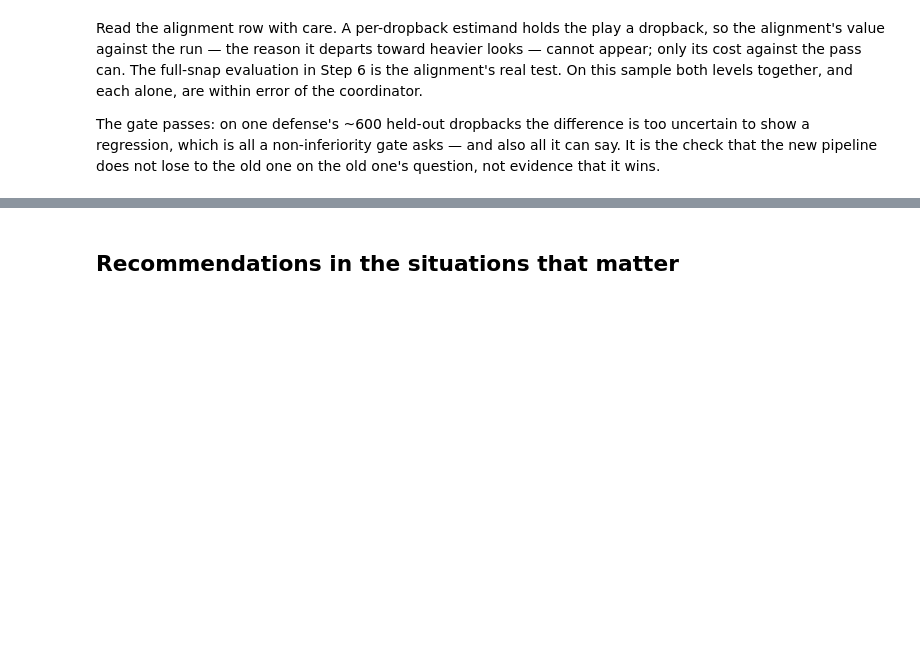
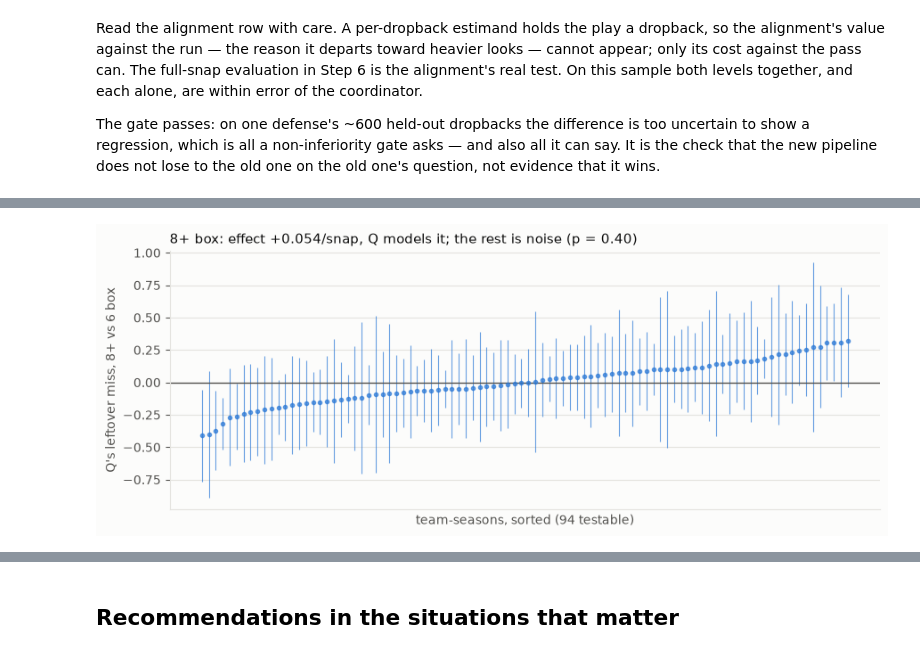
Before and after one commit to pendsec/nfl-playcalling, a Jupyter notebook: notebooks/v3_pipeline_walkthrough.ipynb, the cells around one changed output, grey strips where cells are left out. Saved outputs shown, nothing was run; the diff lists cells and outputs as text; code cells hidden in the pictures; blank space fills up the shorter version.

Commit message:
Add experiments to test model options

```diff
--- a/notebooks/v3_pipeline_walkthrough.ipynb
+++ b/notebooks/v3_pipeline_walkthrough.ipynb
@@ -626,0 +643,17 @@ evidence that it wins.
+# %%
+from src.evaluation.invariance import (cluster_ids, environment_ids, invariance_test,
+                                       pooled_effects)
+from src.evaluation.transfer import crossfit_nuisances
+icfg = cfg["invariance"]
+dtr = train.df
+nu = crossfit_nuisances(train, cfg)
+a_tr, r_tr = dtr["action"].to_numpy(), dtr["reward"].to_numpy()
+eff = pooled_effects(nu["q_all"], nu["pi_b"], a_tr, r_tr, dtr["game_id"].to_numpy(), cfg)
+inv, inv_env, needed = invariance_test(nu["q_all"], nu["pi_b"], a_tr, r_tr,
+                                       environment_ids(dtr, cfg).to_numpy(),
+                                       cluster_ids(dtr), cfg, effects=eff)
+print(f"{environment_ids(dtr, cfg).nunique()} team-seasons; {icfg['n_permutations']} game shuffles; "
+      f"flag if p < {icfg['alpha']}/{len(inv)} and spread ≥ {icfg['min_tau']}")
+print("invariance penalty needed:", needed)
+inv[["contrast", "n_env", "effect", "effect_se", "modeled_sd", "unmodeled_tau", "phi", "p",
+     "verdict"]].set_index("contrast")
@@ -626,0 +670,18 @@ evidence that it wins.
+# %%
+# The heaviest contrast, team-season by team-season: Q's leftover miss, with its
+# shuffle-calibrated error. Invariance means these scatter around a common value by
+# no more than their own noise.
+e = inv_env[(inv_env.contrast == "box_ge8 vs box6") & inv_env.testable].sort_values("resid")
+row = inv.set_index("contrast").loc["box_ge8 vs box6"]
+x = np.arange(len(e))
+fig, ax = plt.subplots(figsize=(9, 3.6))
+ax.errorbar(x, e["resid"], yerr=1.96 * e["resid_se"], fmt="o", ms=3, color=BLUE,
+            ecolor=BLUE, elinewidth=0.8, alpha=0.7)
+ax.axhline(0, color=INK2, lw=1)
+ax.set_xticks([]); ax.set_xlabel(f"team-seasons, sorted ({len(e)} testable)")
+ax.set_ylabel("Q's leftover miss, 8+ vs 6 box")
+ax.set_title(f"8+ box: effect {row.effect:+.3f}/snap, Q models it; the rest is noise "
+             f"(p = {row.p:.2f})", loc="left", fontsize=11)
+plt.tight_layout(); plt.show()
+# %% [output]
+[figure, added]
```
Also changed, not shown: parts of 6 cells of this notebook, 39 other files.
